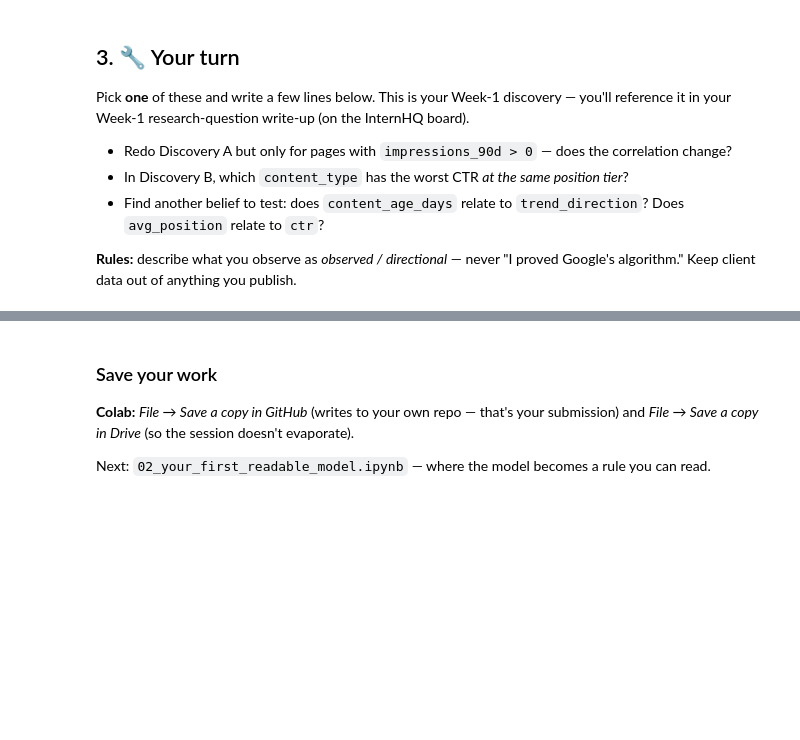
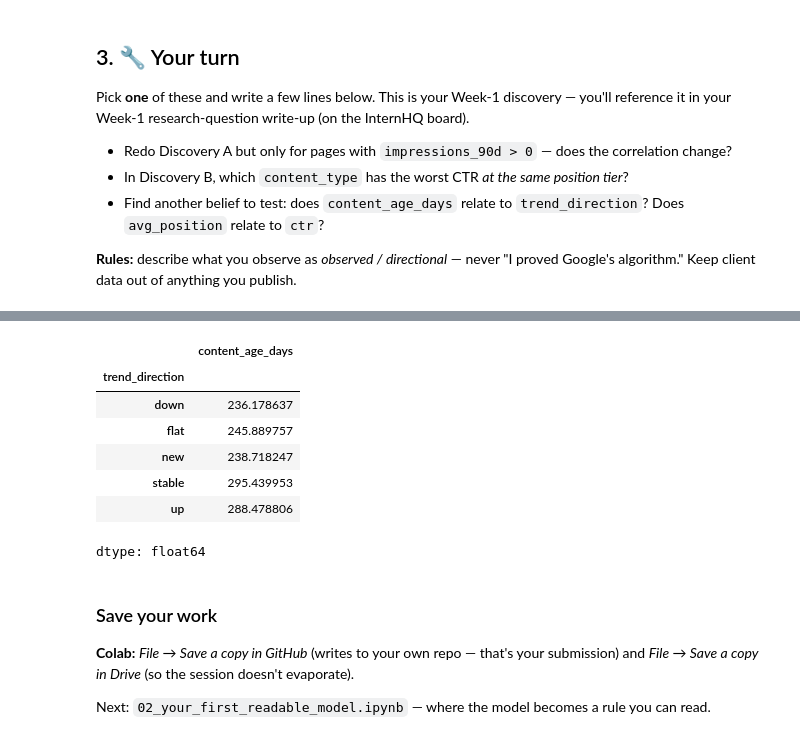
Before and after one commit to hydroz3/flyrank-ml-intern, a Jupyter notebook: notebooks/01_first_look_and_discovery.ipynb, the cells around one changed output, grey strips where cells are left out. Saved outputs shown, nothing was run; the diff lists cells and outputs as text; code cells hidden in the pictures; blank space fills up the shorter version.

```diff
--- a/notebooks/01_first_look_and_discovery.ipynb
+++ b/notebooks/01_first_look_and_discovery.ipynb
@@ -102,3 +228,14 @@ Pick **one** of these and write a few lines below. This is your Week-1 discovery
+# %%
+df.groupby("trend_direction")["content_age_days"].mean()
+# %% [output]
+|  | content_age_days |
+| trend_direction |  |
+| down | 236.178637 |
+| flat | 245.889757 |
+| new | 238.718247 |
+| stable | 295.439953 |
+| up | 288.478806 |
+dtype: float64
 # %% [markdown]
 ### Save your work
 **Colab:** *File → Save a copy in GitHub* (writes to your own repo — that's your submission) and *File → Save a copy in Drive* (so the session doesn't evaporate).
```
Also changed, not shown: parts of 14 cells of this notebook.
